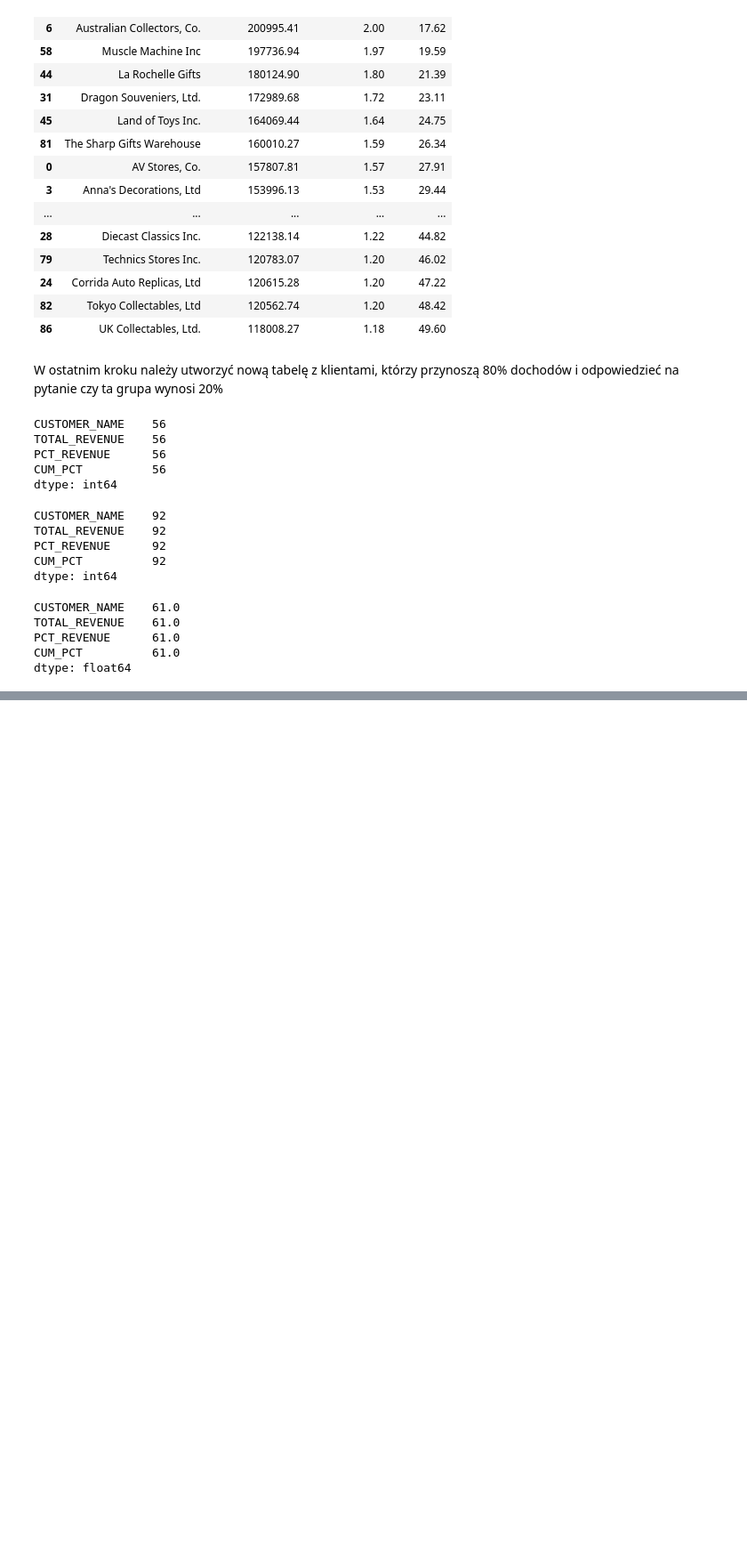
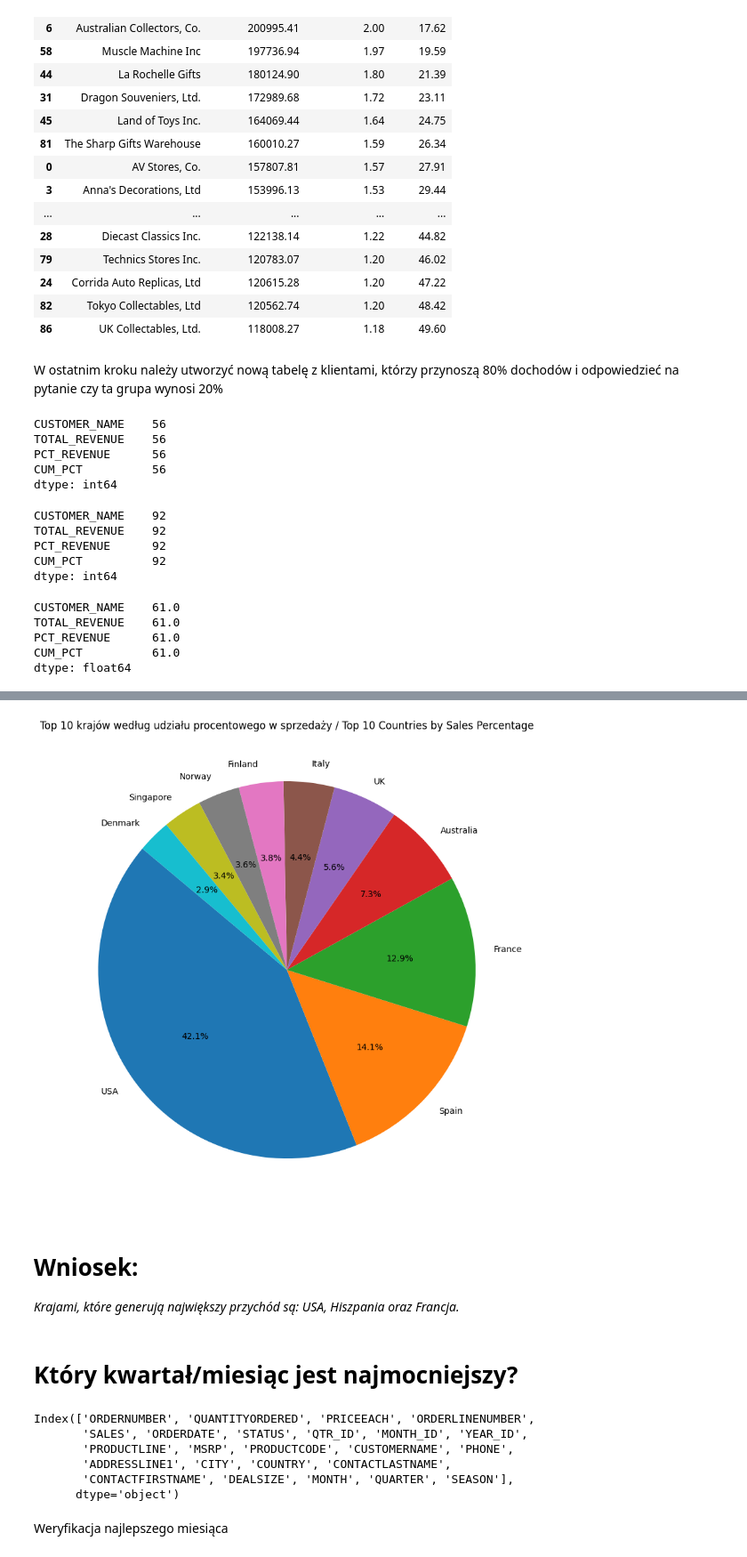
Before and after one commit to AdrianSchmidt96/portfolio-adrian-schmidt, a Jupyter notebook: 01_sales-performance-analysis/notebook/sales_analysis.ipynb, the cells around one changed output, grey strips where cells are left out. Shown at 89% size. Cells and saved outputs as stored; diff of their text form; code cells hidden in the pictures; blank space fills up the shorter version.

```diff
--- a/01_sales-performance-analysis/notebook/sales_analysis.ipynb
+++ b/01_sales-performance-analysis/notebook/sales_analysis.ipynb
@@ -360,0 +437,5 @@ dtype: float64
+# %%
+df_country_sales = df.groupby('COUNTRY')[['SALES','QUANTITYORDERED']].sum().reset_index()
+df_country_sales.columns=['COUNTRY', 'TOTAL_REVENUE','TOTAL_ORDER']
+df_country_sales = df_country_sales.sort_values('TOTAL_REVENUE', ascending=False)
+df_country_sales
@@ -360,0 +460,23 @@ dtype: float64
+# %%
+plt.figure(figsize=(10,10))
+plt.pie(df_country_sales['TOTAL_REVENUE'].head(10), labels=df_country_sales['COUNTRY'].head(10),autopct='%.1f%%',startangle=140)
+plt.title('Top 10 krajów według udziału procentowego w sprzedaży / Top 10 Countries by Sales Percentage')
+plt.show()
+# %% [output]
+[figure, added]
+# %% [markdown]
+# Wniosek:
+*Krajami, które generują największy przychód są: USA, Hiszpania oraz Francja.*
+# %% [markdown]
+# Który kwartał/miesiąc jest najmocniejszy?
+# %%
+df.columns
+# %% [output]
+Index(['ORDERNUMBER', 'QUANTITYORDERED', 'PRICEEACH', 'ORDERLINENUMBER',
+       'SALES', 'ORDERDATE', 'STATUS', 'QTR_ID', 'MONTH_ID', 'YEAR_ID',
+       'PRODUCTLINE', 'MSRP', 'PRODUCTCODE', 'CUSTOMERNAME', 'PHONE',
+       'ADDRESSLINE1', 'CITY', 'COUNTRY', 'CONTACTLASTNAME',
+       'CONTACTFIRSTNAME', 'DEALSIZE', 'MONTH', 'QUARTER', 'SEASON'],
+      dtype='object')
+# %% [markdown]
+Weryfikacja najlepszego miesiąca
```
Also changed, not shown: parts of 26 cells of this notebook.
